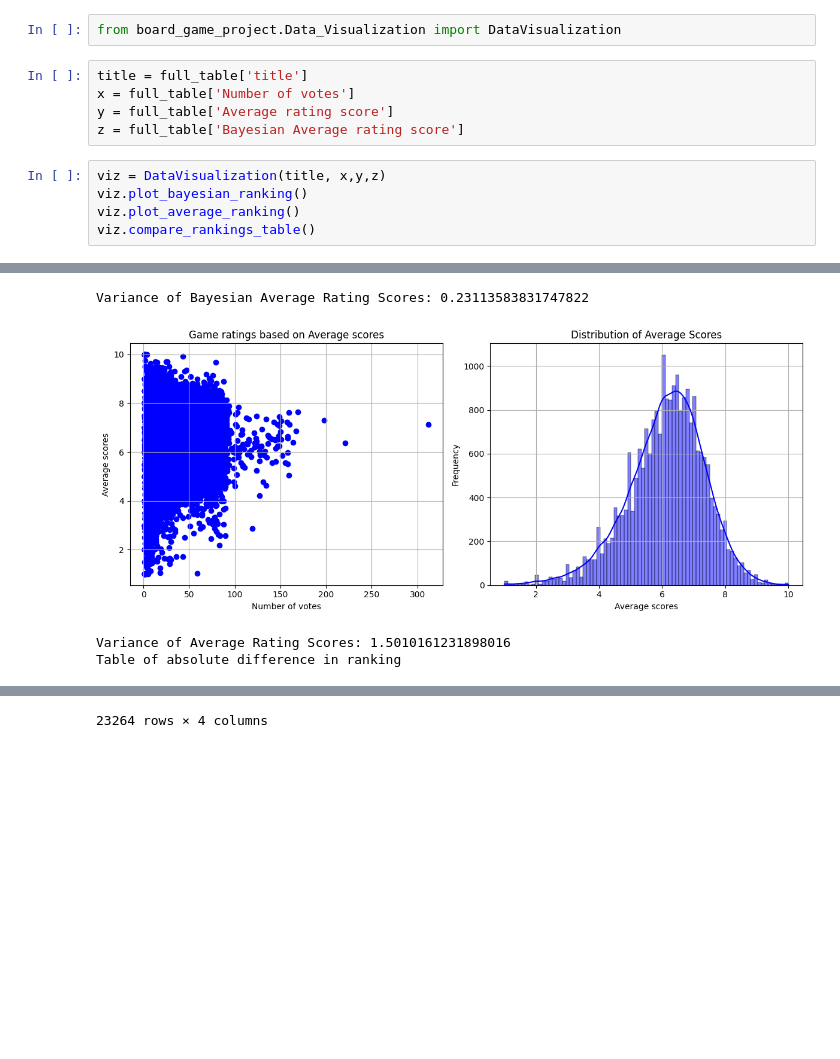
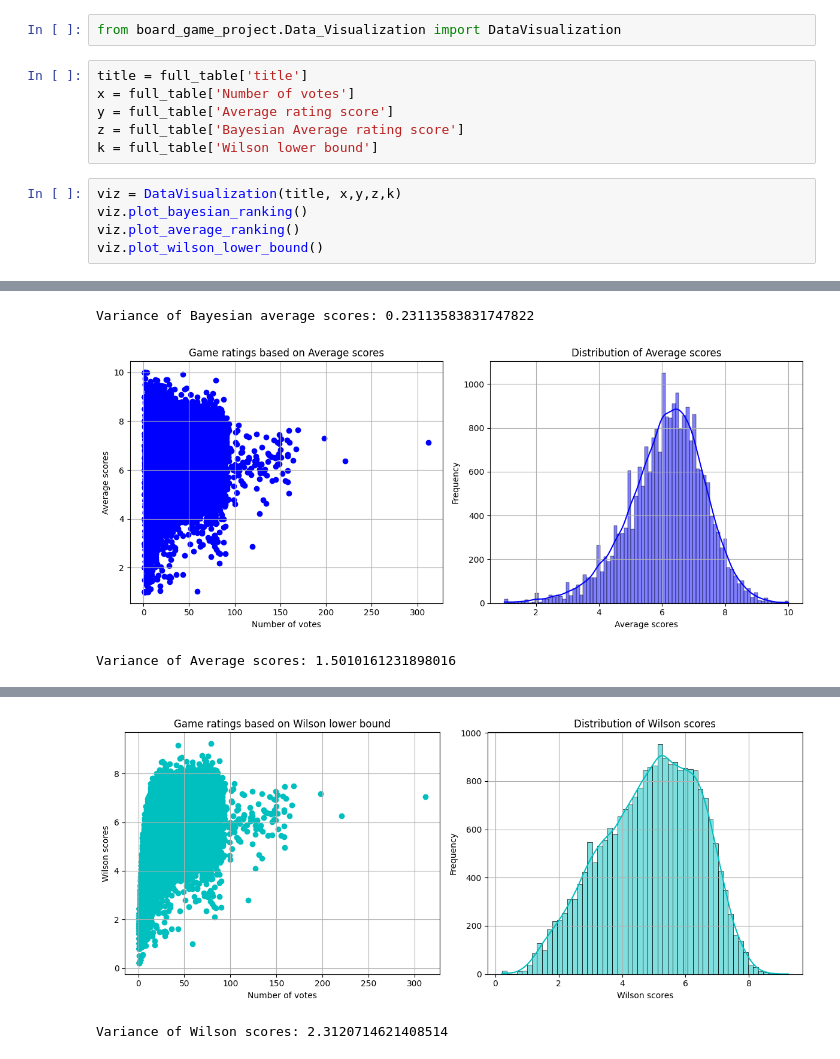
Before and after one commit to sergiopicascia/dscoding-projects, a Jupyter notebook: chi.hoang/Board_Game_Project/Notebook.ipynb, the cells around one changed output, grey strips where cells are left out. Saved outputs shown, nothing was run; the diff lists cells and outputs as text; blank space fills up the shorter version.

```diff
--- a/chi.hoang/Board_Game_Project/Notebook.ipynb
+++ b/chi.hoang/Board_Game_Project/Notebook.ipynb
@@ -64,14 +80,14 @@ title = full_table['title']
 x = full_table['Number of votes']
 y = full_table['Average rating score']
 z = full_table['Bayesian Average rating score']
+k = full_table['Wilson lower bound']
 # %%
-viz = DataVisualization(title, x,y,z)
+viz = DataVisualization(title, x,y,z,k)
 viz.plot_bayesian_ranking()
 viz.plot_average_ranking()
-viz.compare_rankings_table()
+viz.plot_wilson_lower_bound()
 # %% [output]
 [figure]
-Variance of Bayesian Average Rating Scores: 0.23113583831747822
+Variance of Bayesian average scores: 0.23113583831747822
 [figure]
-Variance of Average Rating Scores: 1.5010161231898016
-Table of absolute difference in ranking
+Variance of Average scores: 1.5010161231898016
@@ -90 +94,2 @@ Table of absolute difference in ranking
+[figure, added]
-23264 rows × 4 columns
+Variance of Wilson scores: 2.3120714621408514
```
Also changed, not shown: parts of 5 cells of this notebook.
